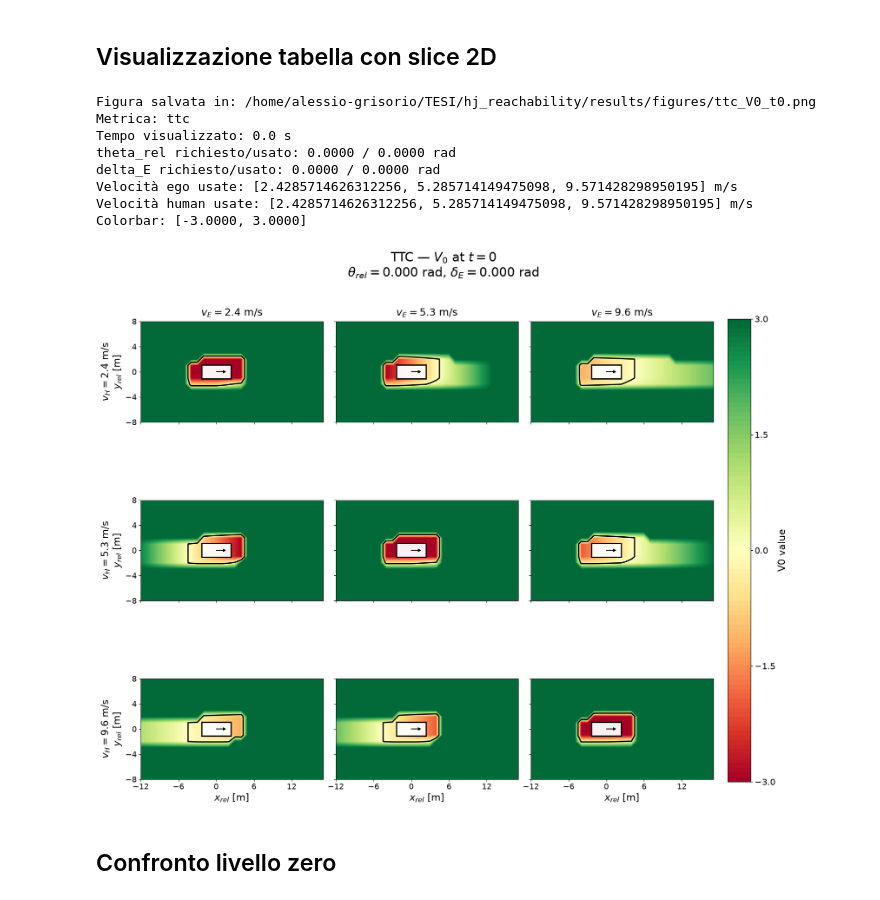
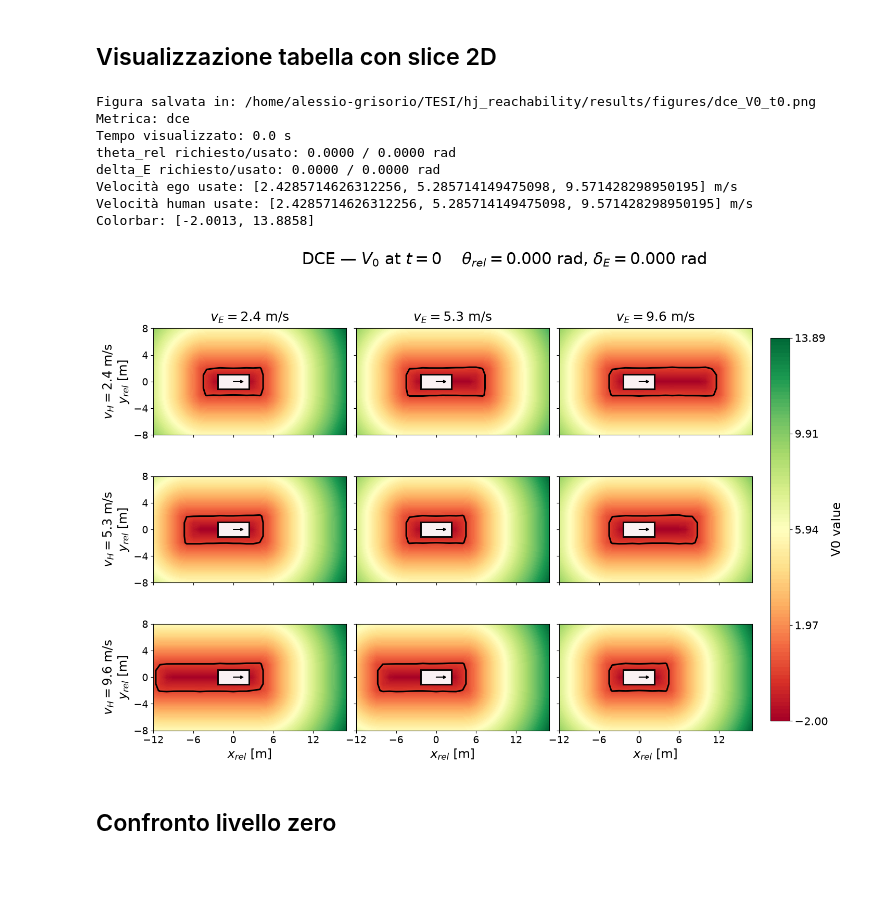
Before and after one commit to alessiogrisorio/hj_reachability, a Jupyter notebook: examples/confronto_grid2.ipynb, the cells around one changed output. Cells and saved outputs as stored; diff of their text form; code cells hidden in the pictures; blank space fills up the shorter version.

```diff
--- a/examples/confronto_grid2.ipynb
+++ b/examples/confronto_grid2.ipynb
@@ -218,7 +218,7 @@ from matplotlib.ticker import MaxNLocator
 # CONFIGURAZIONE MANUALE
 # =====================================================================
 
-METRIC_NAME = "ttc"   # "euclidean", "dce" oppure "ttc"
+METRIC_NAME = "dce"   # "euclidean", "dce" oppure "ttc"
 
 EGO_SPEEDS = [3.0, 6.0, 9.0]       # v_E [m/s] -> colonne
 HUMAN_SPEEDS = [3.0, 6.0, 9.0]     # v_H [m/s] -> righe
@@ -410,10 +410,13 @@ X, Y = np.meshgrid(
 fig, axes = plt.subplots(
     nrows=3,
     ncols=3,
-    figsize=(17, 14),
+    figsize=(18, 11),
     sharex=True,
     sharey=True,
-    constrained_layout=True,
+    gridspec_kw={
+        "hspace": 0.02,
+        "wspace": 0.05,
+    },
 )
 
 last_contour = None
@@ -529,7 +532,7 @@ time_description = (
 
 fig.suptitle(
     (
-        f"{METRIC_NAME.upper()} — {time_description}\n"
+        f"{METRIC_NAME.upper()} — {time_description}\t"
         rf"$\theta_{{rel}}={theta_used:.3f}\ \mathrm{{rad}}$, "
         rf"$\delta_E={delta_used:.3f}\ \mathrm{{rad}}$"
     ),
@@ -547,37 +550,37 @@ if SAVE_FIGURE:
     time_tag = "t0" if np.isclose(TIME, 0.0) else "t_minus_3"
 
     output_path = (
         output_directory
         / f"{METRIC_NAME}_{field_name}_{time_tag}.{OUTPUT_FORMAT}"
     )
 
     fig.savefig(
         output_path,
         dpi=OUTPUT_DPI,
         bbox_inches="tight",
     )
 
     print(f"Figura salvata in: {output_path.resolve()}")
 
 print(f"Metrica: {METRIC_NAME}")
 print(f"Tempo visualizzato: {TIME:.1f} s")
 print(f"theta_rel richiesto/usato: {THETA_REL:.4f} / {theta_used:.4f} rad")
 print(f"delta_E richiesto/usato: {DELTA_E:.4f} / {delta_used:.4f} rad")
 print(f"Velocità ego usate: {ego_speeds_used} m/s")
 print(f"Velocità human usate: {human_speeds_used} m/s")
 print(f"Colorbar: [{color_min:.4f}, {color_max:.4f}]")
 
 plt.show()
 # %% [output]
-Figura salvata in: /home/alessio-grisorio/TESI/hj_reachability/results/figures/ttc_V0_t0.png
-Metrica: ttc
+Figura salvata in: /home/alessio-grisorio/TESI/hj_reachability/results/figures/dce_V0_t0.png
+Metrica: dce
 Tempo visualizzato: 0.0 s
 theta_rel richiesto/usato: 0.0000 / 0.0000 rad
 delta_E richiesto/usato: 0.0000 / 0.0000 rad
 Velocità ego usate: [2.4285714626312256, 5.285714149475098, 9.571428298950195] m/s
 Velocità human usate: [2.4285714626312256, 5.285714149475098, 9.571428298950195] m/s
-Colorbar: [-3.0000, 3.0000]
+Colorbar: [-2.0013, 13.8858]
-[figure, old version]
+[figure, new version]
 # %% [markdown]
 ## Confronto livello zero
 # %%
```
